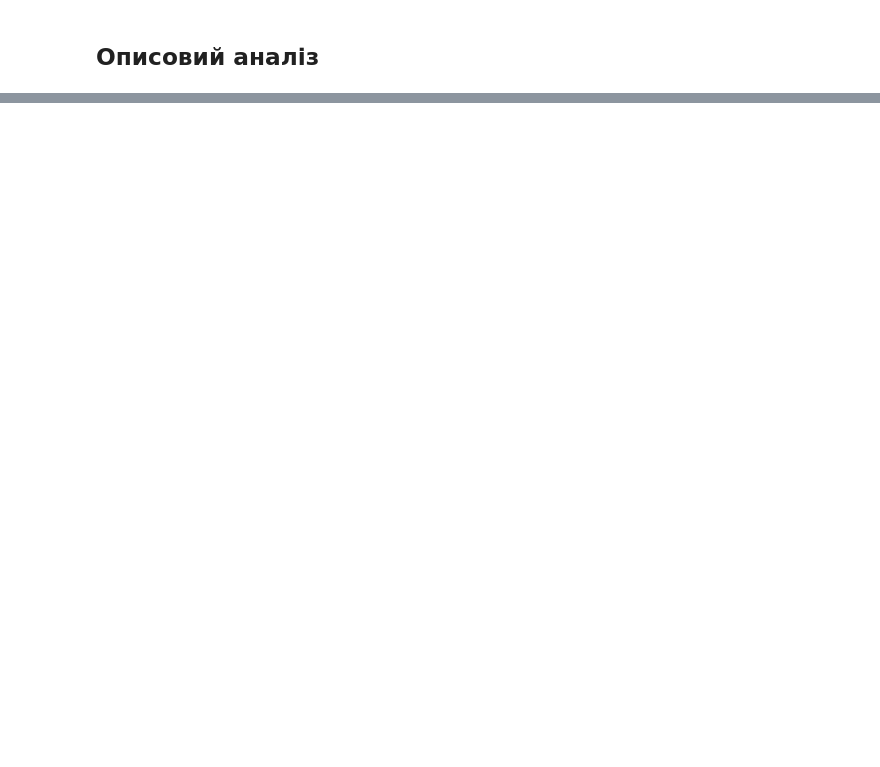
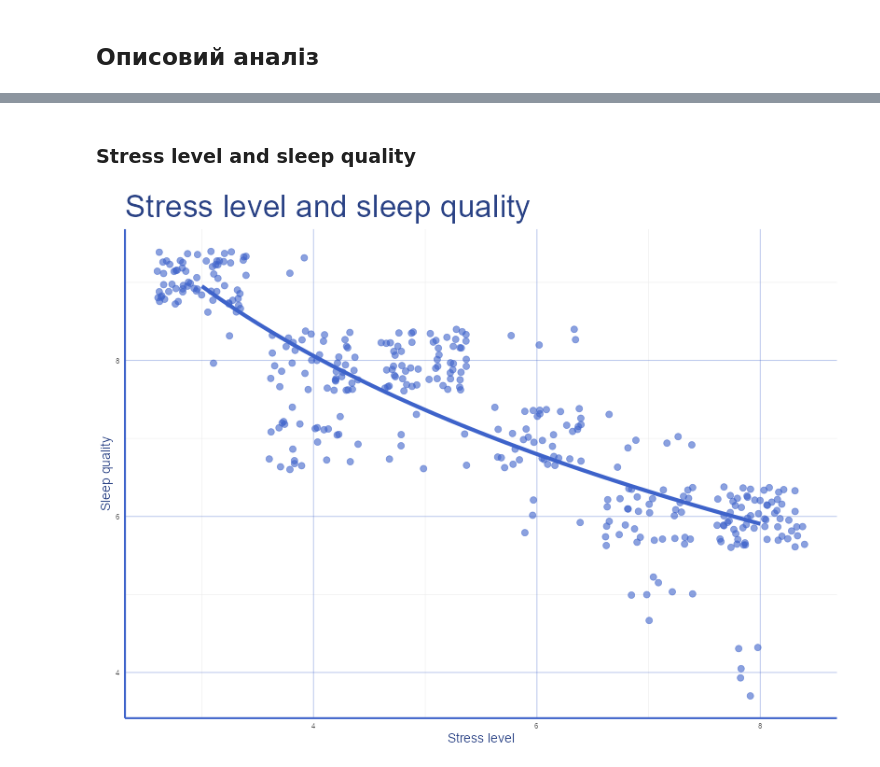
Before and after one commit to emissuu/UniTasks, a Jupyter notebook: R/Final Project/Main.ipynb, the cells around one changed output, grey strips where cells are left out. Saved outputs shown, nothing was run; the diff lists cells and outputs as text; code cells hidden in the pictures; blank space fills up the shorter version.

```diff
--- a/R/Final Project/Main.ipynb
+++ b/R/Final Project/Main.ipynb
@@ -30,0 +83,10 @@ $ Sleep.Disorder          <chr> "None", "None", "None", "Sleep Apnea", "Sleep
+# %% [markdown]
+### Stress level and sleep quality
+# %%
+ggplot(data, aes(Stress.Level, Quality.of.Sleep)) +
+  geom_jitter(alpha = 0.6, color = "#3e63ca", size = 3) +
+  geom_smooth(method = "lm", formula = y ~ log(x), se = FALSE, color = "#3e63ca", size = 2) +
+  labs(title = "Stress level and sleep quality", x = "Stress level", y = "Sleep quality") +
+  theme_sleepy
+# %% [output]
+[figure, added]
```
Also changed, not shown: parts of 11 cells of this notebook, 1 other file.
